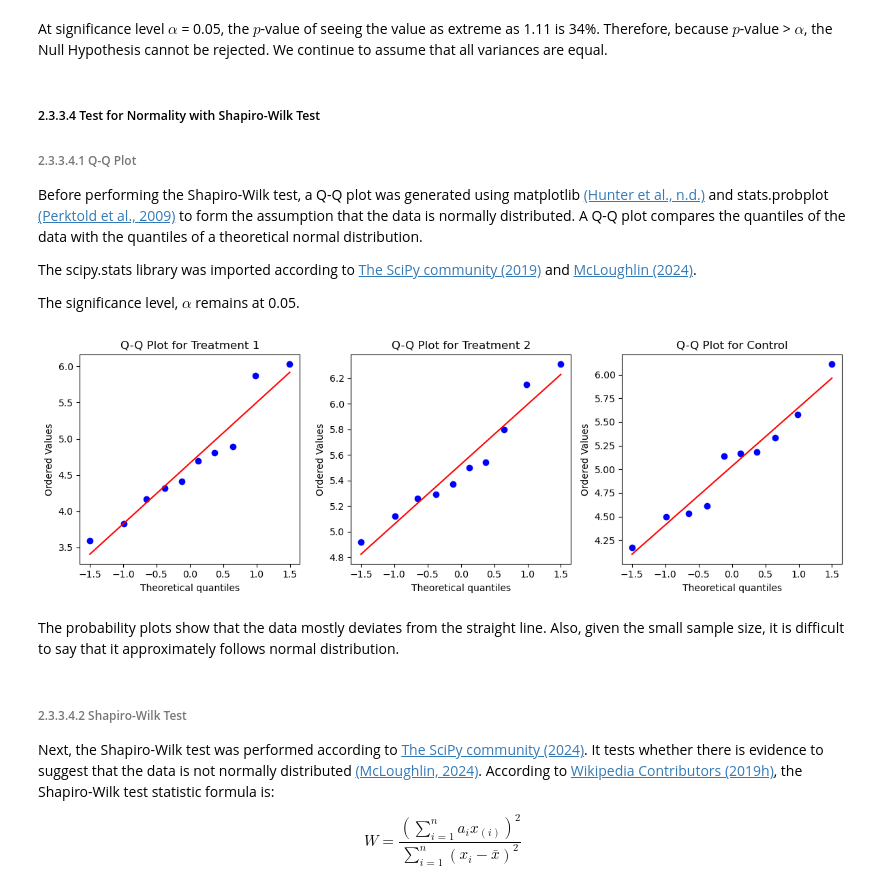
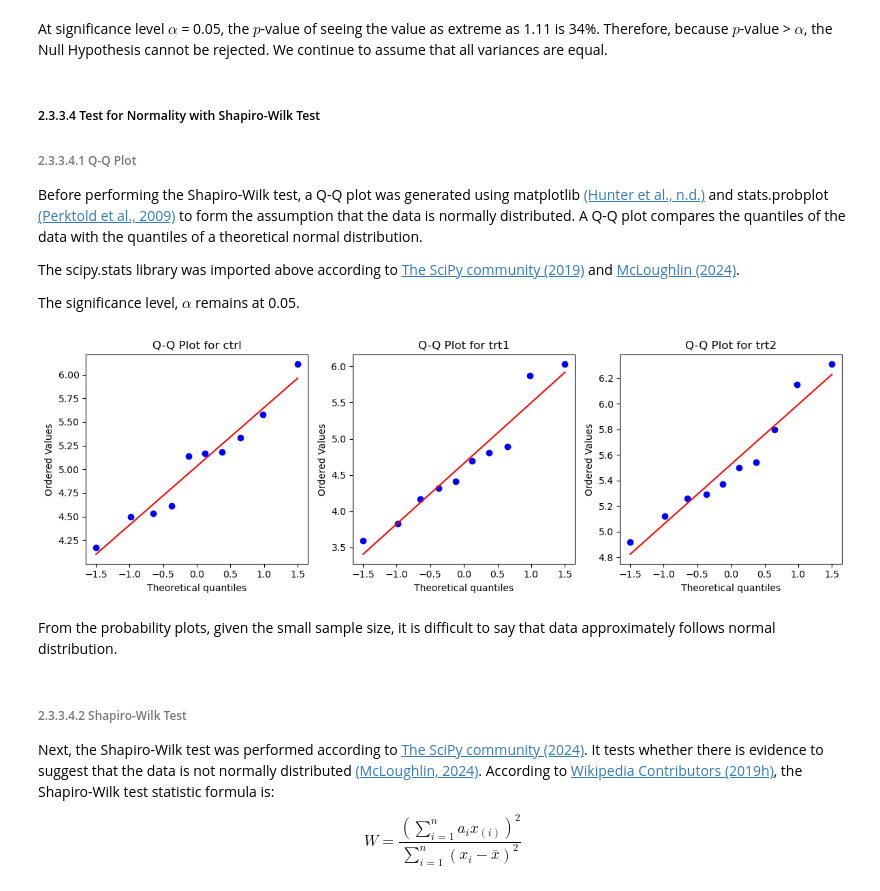
Before and after one commit to nurbujang/asappstatw24, a Jupyter notebook: project.ipynb, the cells around one changed output. Saved outputs shown, nothing was run; the diff lists cells and outputs as text; code cells hidden in the pictures.

```diff
--- a/project.ipynb
+++ b/project.ipynb
@@ -347,34 +347,34 @@ At significance level $\alpha$ = 0.05, the $p$-value of seeing the value as extr
 
 Before performing the Shapiro-Wilk test, a Q-Q plot was generated using matplotlib <a href="https://matplotlib.org/stable/api/_as_gen/matplotlib.pyplot.subplots.html">(Hunter et al., n.d.)</a> and stats.probplot <a href="https://www.statsmodels.org/stable/generated/statsmodels.graphics.gofplots.qqplot.html">(Perktold et al., 2009)</a> to form the assumption that the data is normally distributed. A Q-Q plot compares the quantiles of the data with the quantiles of a theoretical normal distribution.
 
-The scipy.stats library was imported according to <a href="https://docs.scipy.org/doc/scipy/reference/stats.html">The SciPy community (2019)</a> and <a href="https://github.com/ianmcloughlin/2425_applied_statistics">McLoughlin (2024)</a>.
+The scipy.stats library was imported above according to <a href="https://docs.scipy.org/doc/scipy/reference/stats.html">The SciPy community (2019)</a> and <a href="https://github.com/ianmcloughlin/2425_applied_statistics">McLoughlin (2024)</a>.
 
 The significance level, $\alpha$ remains at 0.05.
 # %%
 # Generate Q-Q plots for each group
 plt.figure(figsize=(12, 4))
 
 # Q-Q plot for trt1
 plt.subplot(1, 3, 1) # in grid 1 row, 3 columns, first plot
-stats.probplot(trt1w, dist="norm", plot=plt) # subplot for trt1
-plt.title("Q-Q Plot for Treatment 1") # title for first plot
+stats.probplot(ctrlw, dist="norm", plot=plt) # subplot for trt1
+plt.title("Q-Q Plot for ctrl") # title for first plot
 
 # Q-Q plot for trt2
 plt.subplot(1, 3, 2) # in grid 1 row, 3 columns, second plot
-stats.probplot(trt2w, dist="norm", plot=plt) # subplot for trt2
-plt.title("Q-Q Plot for Treatment 2") # title for second plot
+stats.probplot(trt1w, dist="norm", plot=plt) # subplot for trt2
+plt.title("Q-Q Plot for trt1") # title for second plot
 
 # Q-Q plot for ctrl
 plt.subplot(1, 3, 3) # in grid 1 row, 3 columns, third plot
-stats.probplot(ctrlw, dist="norm", plot=plt) # subplot for crtl
-plt.title("Q-Q Plot for Control") # title for third plot
+stats.probplot(trt2w, dist="norm", plot=plt) # subplot for crtl
+plt.title("Q-Q Plot for trt2") # title for third plot
 
 plt.tight_layout()
 plt.show()
 # %% [output]
-[figure, old version]
+[figure, new version]
 # %% [markdown]
-The probability plots show that the data mostly deviates from the straight line. Also, given the small sample size, it is difficult to say that it approximately follows normal distribution.
+From the probability plots, given the small sample size, it is difficult to say that data approximately follows normal distribution.
 # %% [markdown]
 ###### 2.3.3.4.2 Shapiro-Wilk Test
 
```
Also changed, not shown: parts of 14 cells of this notebook, 2 other files.
